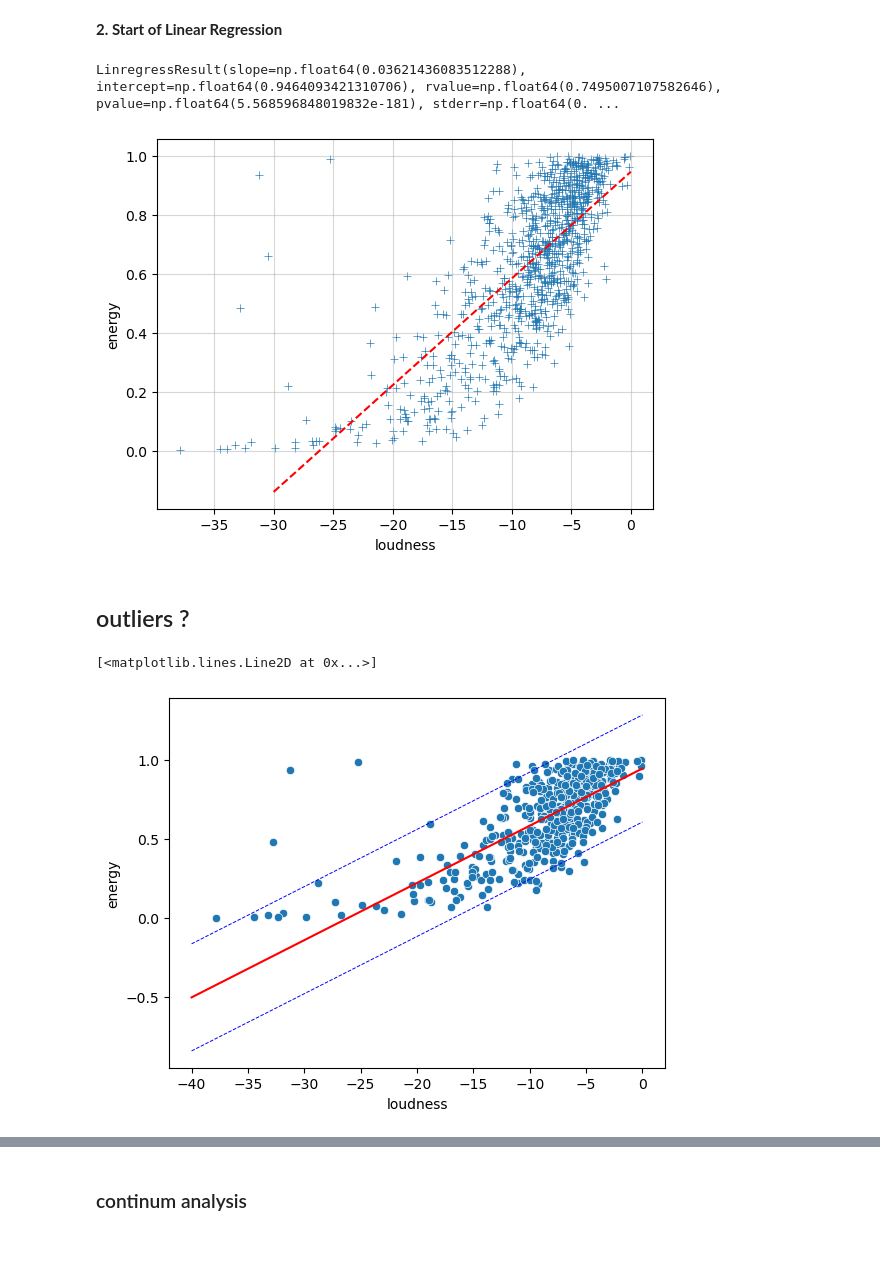
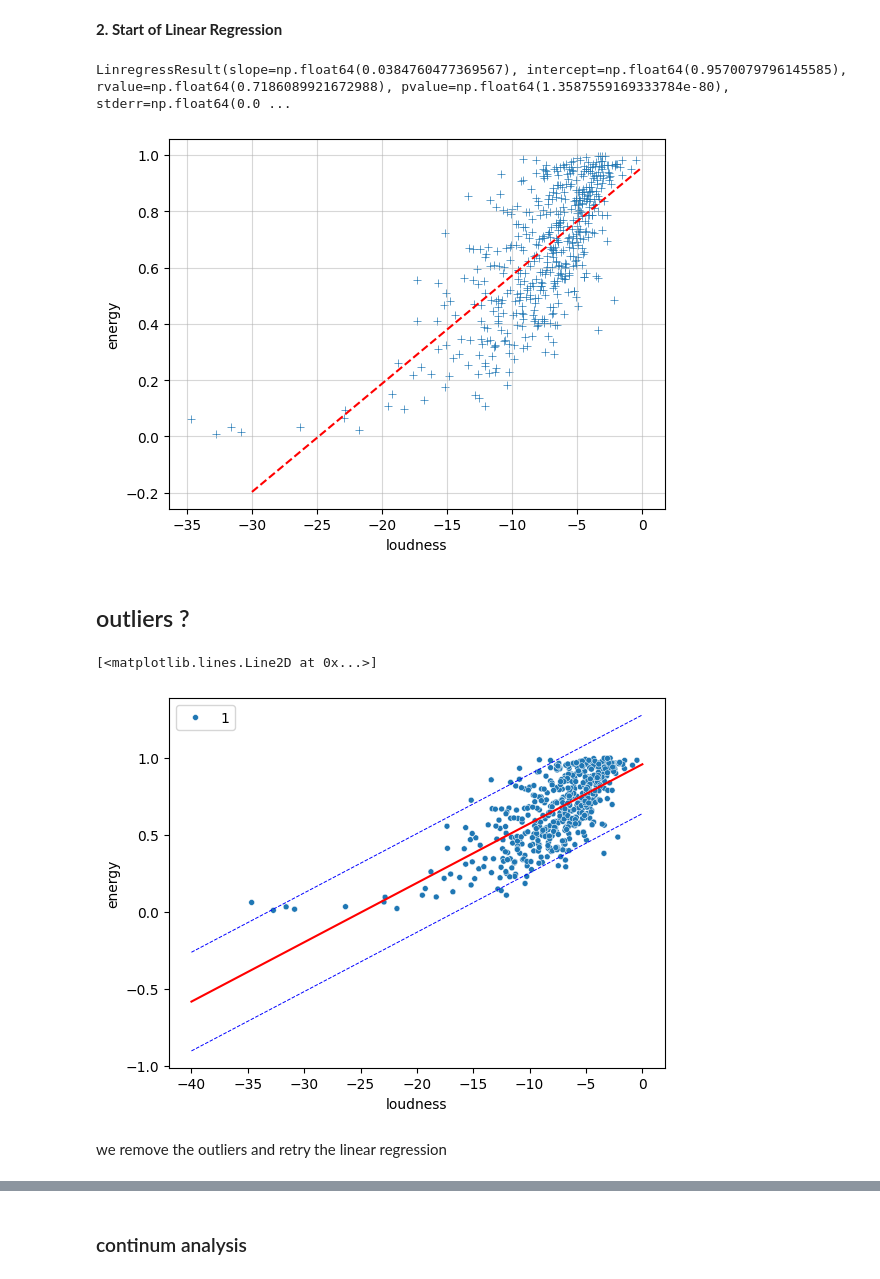
Before and after one commit to EnzoCentrale/Personal-Project, a Jupyter notebook: Project.ipynb, the cells around one changed output, grey strips where cells are left out. Drawn from its saved outputs; the diff is of its cells as text; code cells hidden in the pictures; blank space fills up the shorter version.

```diff
--- a/Project.ipynb
+++ b/Project.ipynb
@@ -82,7 +82,7 @@ we have a little problem , if we try to find correlations right now we encounter
 SO we sample n = 1000
 # %%
 spotify = df[["artists","album_name","track_name","energy","loudness","acousticness","key","track_genre"]]
-spotify = spotify.sample(n=1000)
+spotify = spotify.sample(n=500)
 spotify = spotify.reset_index()
 spotify = spotify.drop("index",axis=1)
 spotify
@@ -185,13 +185,14 @@ a = lr.intercept
 b = lr.slope
 coef = [b,a]
 boundaries = [-30,0]
+
 hy=a+b*spotify_lr.loudness
 e= spotify_lr.energy-hy
 sse= np.sum(e**2)
 hs2=sse/(n-2)
 lr
 # %% [output]
-LinregressResult(slope=np.float64(0.03621436083512288), intercept=np.float64(0.9464093421310706), rvalue=np.float64(0.7495007107582646), pvalue=np.float64(5.568596848019832e-181), stderr=np.float64(0. ...
+LinregressResult(slope=np.float64(0.0384760477369567), intercept=np.float64(0.9570079796145585), rvalue=np.float64(0.7186089921672988), pvalue=np.float64(1.3587559169333784e-80), stderr=np.float64(0.0 ...
 # %%
 # lets plot this
 line = np.poly1d(coef)
@@ -199,17 +200,19 @@ sns.scatterplot(data=spotify_lr,x='loudness',y='energy',marker="+")
 plt.plot(boundaries,line(boundaries),'r--')
 plt.grid(alpha = 0.5)
 # %% [output]
-[figure, old version]
+[figure, new version]
 # %% [markdown]
 ## outliers ?
 # %%
 z = [-40,0]
-sns.scatterplot(data=spotify.sample(500) , x="loudness" , y="energy" ,markers="*")
+sns.scatterplot(data=spotify_lr , x="loudness" , y="energy" ,size=1)
 
 
 plt.plot(z,line(z),'r-')
-plt.plot(z,line(z)+ 2*np.sqrt(hs2),'b-',linestyle='dashed',linewidth = 0.7)
-plt.plot(z,line(z)- 2*np.sqrt(hs2),'b-', linestyle='dashed',linewidth = 0.7)
+plt.plot(z,line(z)+ 2*np.sqrt(hs2),'b--',linewidth = 0.7)
+plt.plot(z,line(z)- 2*np.sqrt(hs2),'b--',linewidth = 0.7)
 # %% [output]
 [<matplotlib.lines.Line2D at 0x...>]
-[figure, old version]
+[figure, new version]
+# %% [markdown]
+we remove the outliers and retry the linear regression
```
Also changed, not shown: parts of 26 cells of this notebook.
